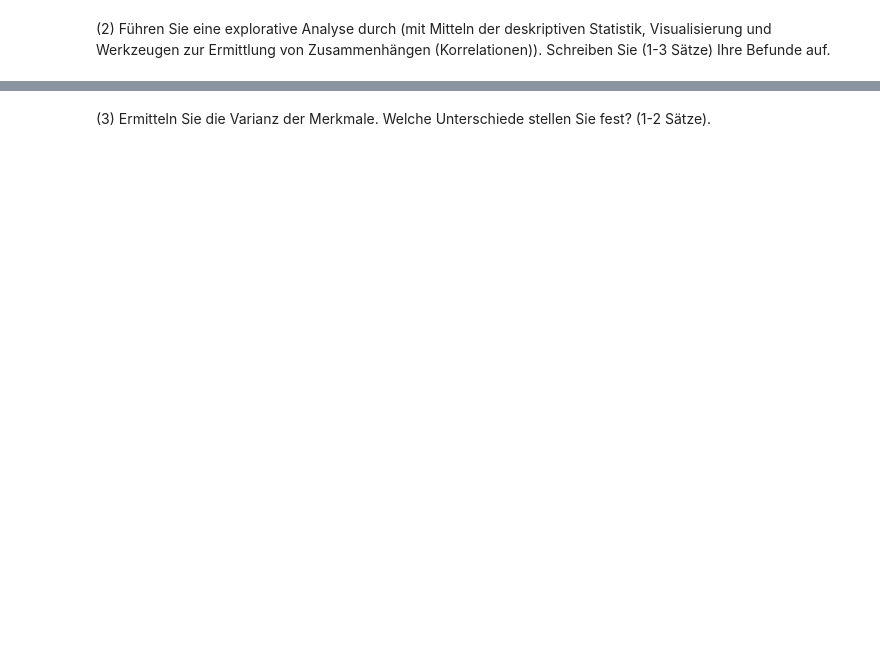
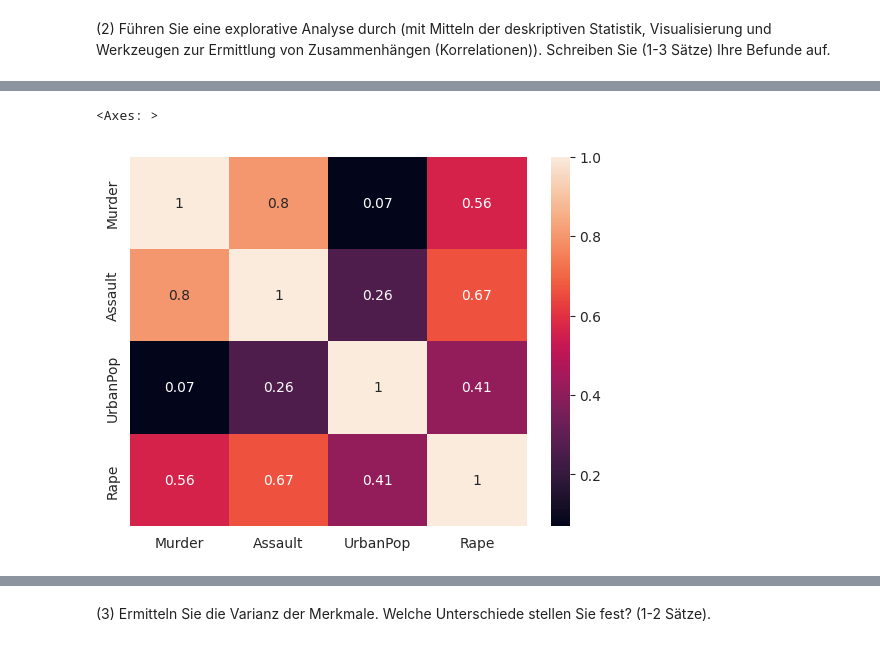
Before and after one commit to cortex359/ds.ss24, a Jupyter notebook: u06/TSRI-6.ipynb, the cells around one changed output, grey strips where cells are left out. Drawn from its saved outputs; the diff is of its cells as text; code cells hidden in the pictures; blank space fills up the shorter version.

```diff
--- a/u06/TSRI-6.ipynb
+++ b/u06/TSRI-6.ipynb
@@ -287,0 +321,5 @@ In dieser Übung werden wir einen klassischen Datensatz untersuchen, der aus den
+# %%
+sns.heatmap(df.corr(numeric_only=True), annot=True, )
+# %% [output]
+<Axes: >
+[figure, added]
```
Also changed, not shown: parts of 19 cells of this notebook, 1 other file.
